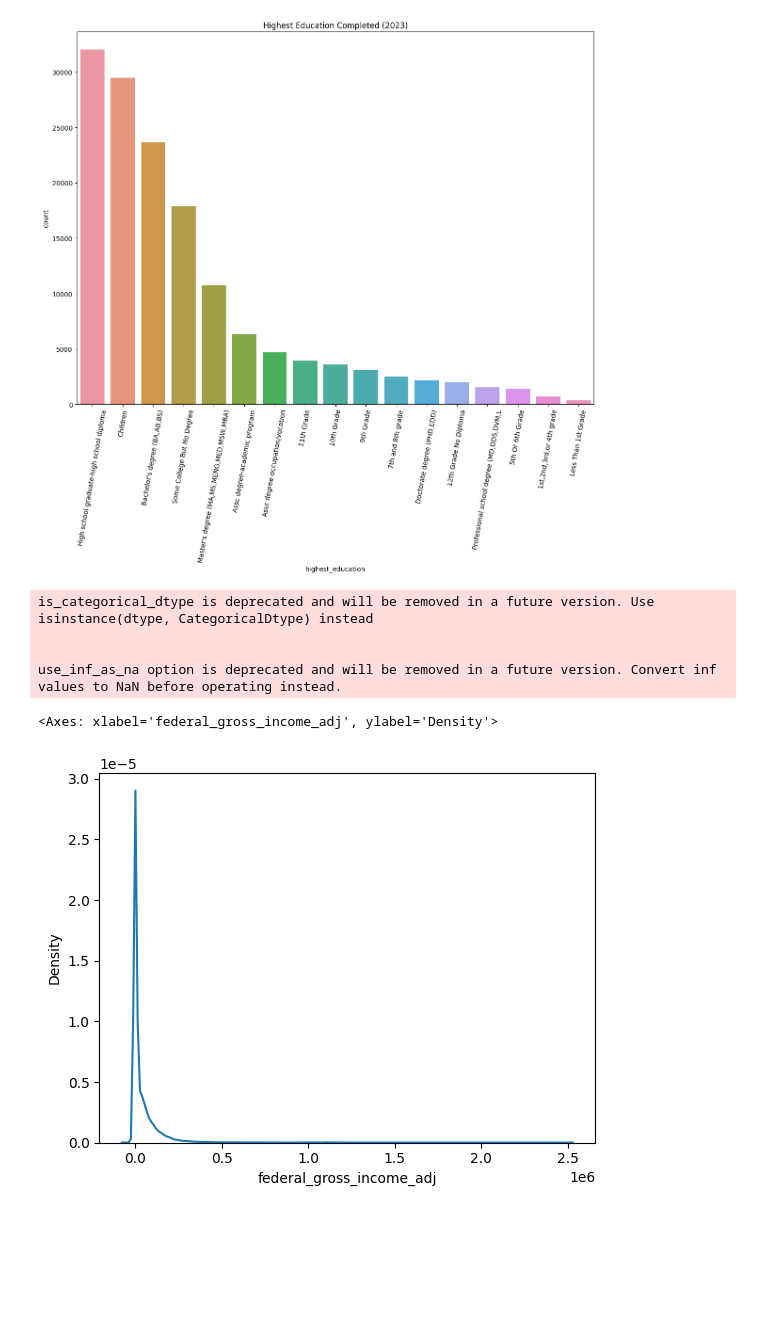
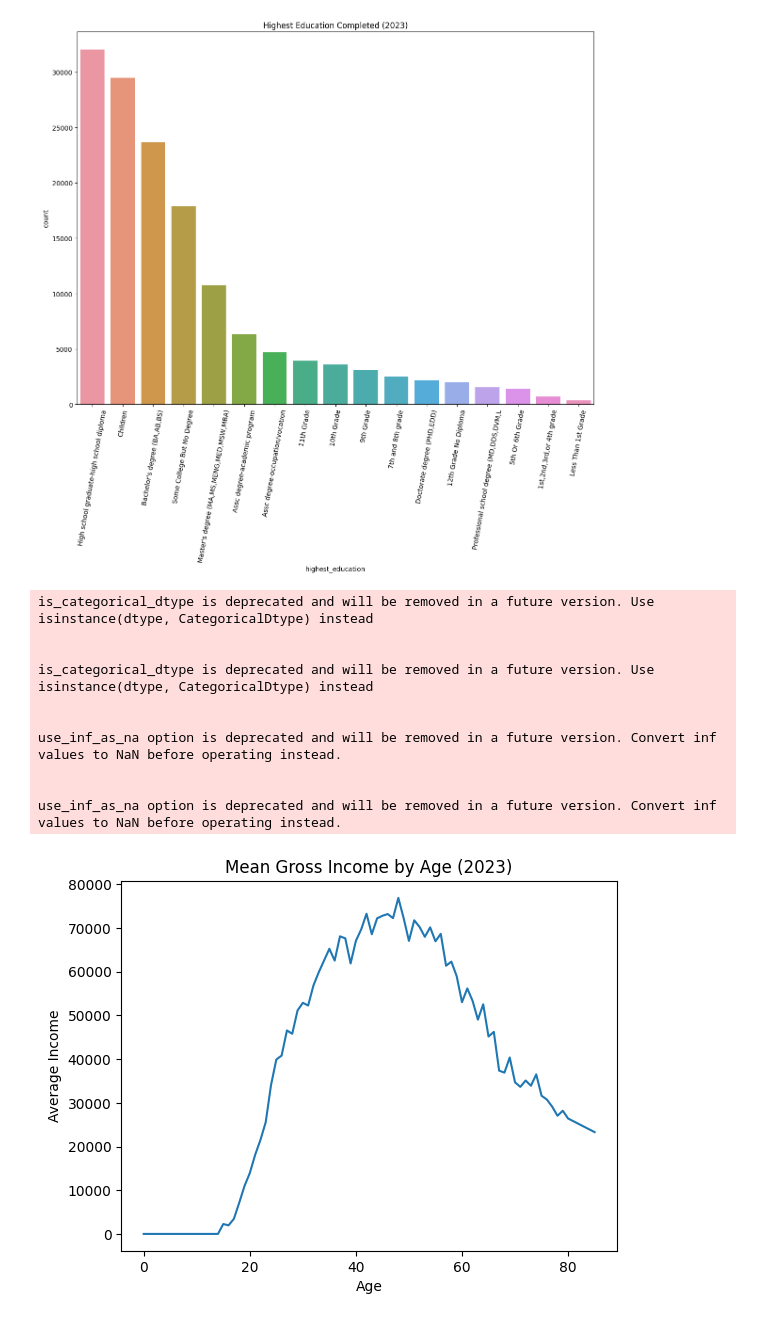
Before and after one commit to wisteriab/machine_learning_fall2024, a Jupyter notebook: python_code/EDA.ipynb, the cells around one changed output. Drawn from its saved outputs; the diff is of its cells as text; code cells hidden in the pictures; blank space fills up the shorter version.

```diff
--- a/python_code/EDA.ipynb
+++ b/python_code/EDA.ipynb
@@ -62,14 +62,26 @@ is_categorical_dtype is deprecated and will be removed in a future version. Use
 
 is_categorical_dtype is deprecated and will be removed in a future version. Use isinstance(dtype, CategoricalDtype) instead
 [figure]
-# %%
-sns.kdeplot(data = df,
-    x = "federal_gross_income_adj"
-)
-# %% [output]
-is_categorical_dtype is deprecated and will be removed in a future version. Use isinstance(dtype, CategoricalDtype) instead
-
-
-use_inf_as_na option is deprecated and will be removed in a future version. Convert inf values to NaN before operating instead.
-<Axes: xlabel='federal_gross_income_adj', ylabel='Density'>
-[figure, removed]
+# %%
+income_by_age = df.groupby('age')['federal_gross_income_adj'].mean().reset_index()
+sns.lineplot(
+    data = income_by_age,
+    x = 'age',
+    y = 'federal_gross_income_adj'
+)
+plt.title("Mean Gross Income by Age (2023)")
+plt.ylabel("Average Income")
+plt.xlabel("Age")
+plt.savefig('../site_pages/plots/income_by_age.png')
+# %% [output]
+is_categorical_dtype is deprecated and will be removed in a future version. Use isinstance(dtype, CategoricalDtype) instead
+
+
+is_categorical_dtype is deprecated and will be removed in a future version. Use isinstance(dtype, CategoricalDtype) instead
+
+
+use_inf_as_na option is deprecated and will be removed in a future version. Convert inf values to NaN before operating instead.
+
+
+use_inf_as_na option is deprecated and will be removed in a future version. Convert inf values to NaN before operating instead.
+[figure, added]
```
Also changed, not shown: parts of 8 cells of this notebook, 13 other files.
